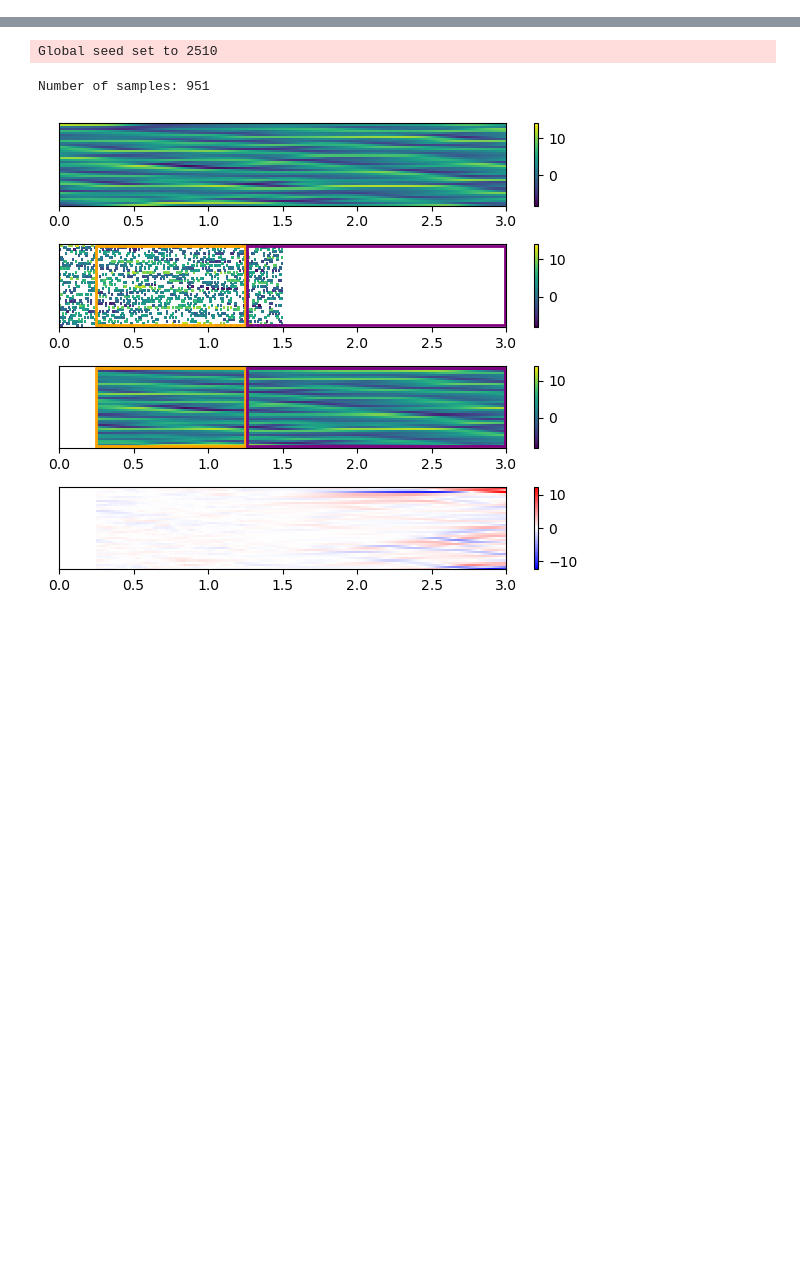
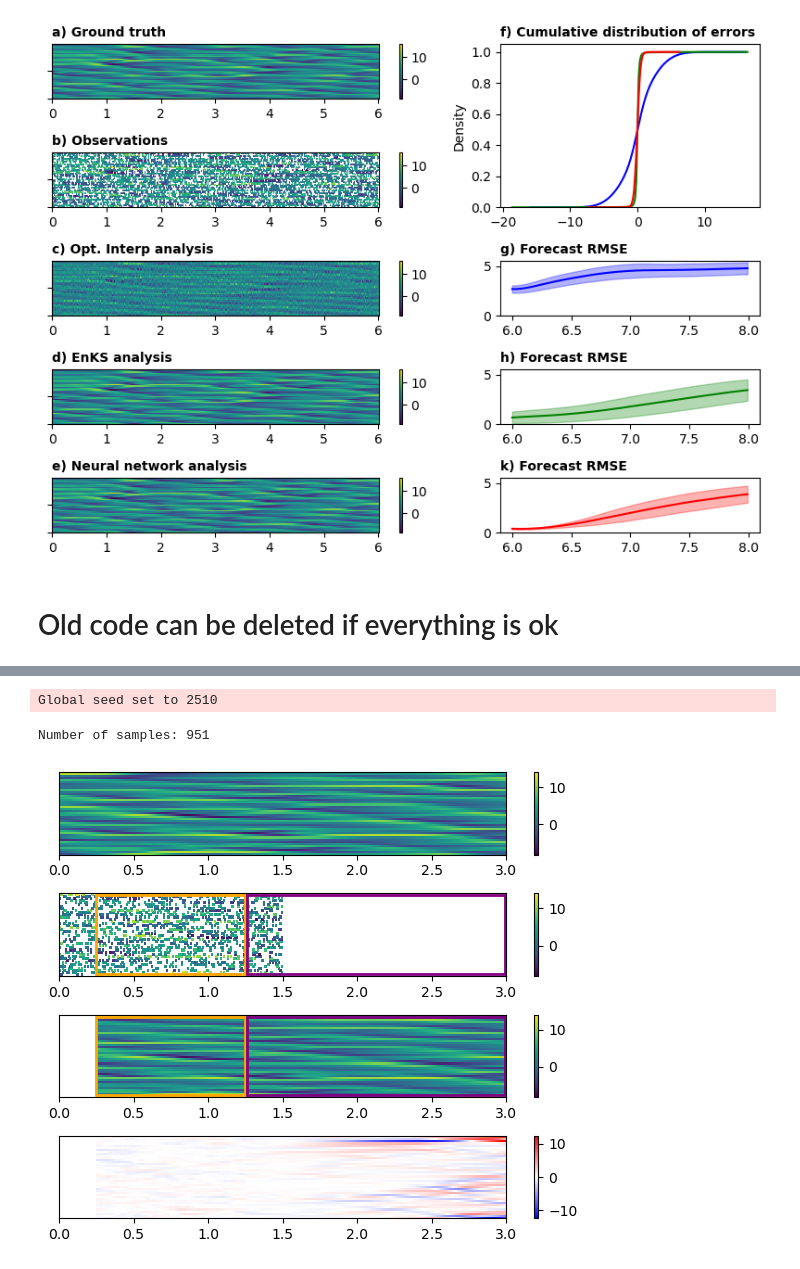
Before and after one commit to m-dml/coda, a Jupyter notebook: notebooks/da_example_final.ipynb, the cells around one changed output, grey strips where cells are left out. Cells and saved outputs as stored; diff of their text form; code cells hidden in the pictures; blank space fills up the shorter version.

```diff
--- a/notebooks/da_example_final.ipynb
+++ b/notebooks/da_example_final.ipynb
@@ -24,3 +93,82 @@ from mdml_tools.simulators.lorenz96 import L96Simulator
+# %%
+def rmse_per_batch(prediction, truth):
+    squered_errors = (prediction.cpu() - truth.cpu())**2
+    mean_errors = squered_errors.mean((-1, 0)).sqrt()
+    std_errors = squered_errors.mean((-1)).sqrt().std((0))
+    return mean_errors, std_errors
+# %%
+true = ground_truths[:, 625:825]
+mean_error_oi, std_error_oi = rmse_per_batch(true, forecast_oi)
+mean_error_enks, std_error_enks = rmse_per_batch(true, forecast_enks)
+mean_error_nn, std_error_nn = rmse_per_batch(true, forecast_nn)
+# %%
+analysis_time_labels = torch.arange(0, 601*0.01, 0.01)
+forecast_time_labels = torch.arange(600*0.01, 800*0.01, 0.01)
+location_labels = torch.arange(0, 40, 1)
+# %%
+limit_array = torch.stack([ground_truths[0, 25:625], observations[0, 25:625], analysis_oi[0, 25:625], analysis_enks[0, 25:625], analysis[0, 25:625]])
+vmin = np.nanmin(limit_array)
+vmax = np.nanmax(limit_array)
+# %%
+mosaic = """
+aaaff
+bbbff
+cccgg
+dddhh
+eeekk
+"""
+
+fig, axd = plt.subplot_mosaic(mosaic=mosaic, figsize=(8, 6))
+
+img_a = axd["a"].pcolor(analysis_time_labels, location_labels, ground_truths[0, 25:626].T, vmin=vmin, vmax=vmax, cmap="viridis")
+plt.colorbar(img_a, ax=axd["a"])
+observations_view = observations[0, 25:626]
+mask_bool = torch.logical_not(mask[0, 25:626].bool())
+observations_view[mask_bool] = np.nan
+img_b = axd["b"].pcolor(analysis_time_labels, location_labels,observations_view.T, vmin=vmin, vmax=vmax, cmap="viridis")
+plt.colorbar(img_b, ax=axd["b"])
+
+img_c = axd["c"].pcolor(analysis_time_labels, location_labels,analysis_oi[0, 25:626].T, vmin=vmin, vmax=vmax, cmap="viridis")
+plt.colorbar(img_c, ax=axd["c"])
+img_d = axd["d"].pcolor(analysis_time_labels, location_labels,analysis_enks[0, 25:626].T, vmin=vmin, vmax=vmax, cmap="viridis")
+plt.colorbar(img_d, ax=axd["d"])
+img_e = axd["e"].pcolor(analysis_time_labels, location_labels,analysis[0, 25:626].T, vmin=vmin, vmax=vmax, cmap="viridis")
+plt.colorbar(img_e, ax=axd["e"])
+
+sns.kdeplot(error_analysis_oi.flatten(), color='blue', ax=axd["f"], label='Opt. Interp.', cumulative=True)
+sns.kdeplot(error_analysis_enks.flatten(), color='green', ax=axd["f"], label='Enks', cumulative=True)
+sns.kdeplot(error_analysis_nn.flatten(), color='red', ax=axd["f"], label='NN', cumulative=True)
+
+axd["g"].plot(forecast_time_labels, mean_error_oi, color="blue")
+axd["g"].fill_between(forecast_time_labels, mean_error_oi-std_error_oi, mean_error_oi+std_error_oi, color="blue", alpha=0.3)
+axd["g"].set_ylim(0, 5.5)
+axd["h"].plot(forecast_time_labels, mean_error_enks, color="green")
+axd["h"].fill_between(forecast_time_labels, mean_error_enks-std_error_enks, mean_error_enks+std_error_enks, color="green", alpha=0.3)
+axd["h"].set_ylim(0, 5.5)
+axd["k"].plot(forecast_time_labels, mean_error_nn, color="red")
+axd["k"].fill_between(forecast_time_labels, mean_error_nn-std_error_nn, mean_error_nn+std_error_nn, color="red", alpha=0.3)
+axd["k"].set_ylim(0, 5.5)
+
+for letter, ax in axd.items():
+    title = f"{letter}) "
+    if letter == "a": title += "Ground truth"
+    if letter == "b": title += "Observations"
+    if letter == "c": title += "Opt. Interp analysis"
+    if letter == "d": title += "EnKS analysis"
+    if letter == "e": title += "Neural network analysis"
+    if letter == "f": title += "Cumulative distribution of errors"
+    if letter in ["g", "h", "k"]: title += "Forecast RMSE"
+    ax.set_title(title, loc="left", fontsize=10, fontweight="bold")
+
+    if letter in ["a", "b", "c", "d", "e"]:
+        ax.set_yticklabels([])
+
+plt.tight_layout()
+plt.savefig("data_assimilation_example.png", dpi=300)
+# %% [output]
+[figure, added]
+# %% [markdown]
+# Old code can be deleted if everything is ok
 # %%
 experiment_dir = "/gpfs/work/zinchenk/final_experiments/120324_try_batch_norm/data_assimilation/multirun/2024-03-12/22-03-06/5"
 test_data_path = "/gpfs/home/zinchenk/dev/hidden-process-learning/data/test/lorenz-one_level-grid_40-forcing_8.0-dt_0.01-rk4.h5"
```
Also changed, not shown: parts of 9 cells of this notebook, 5 other files.
